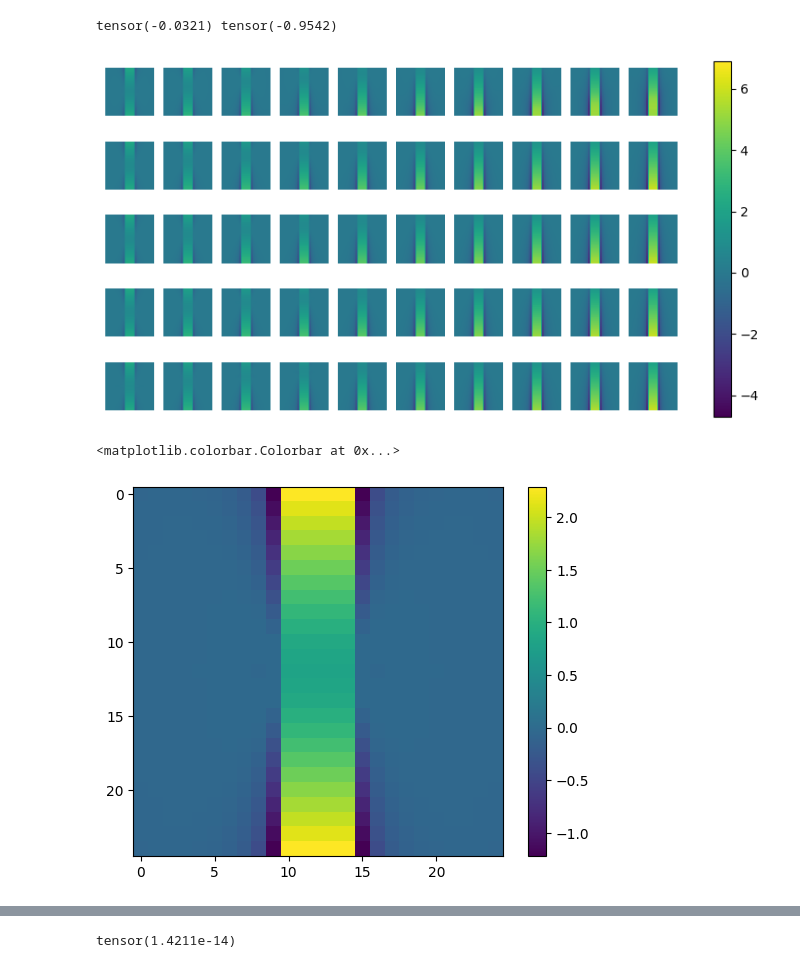
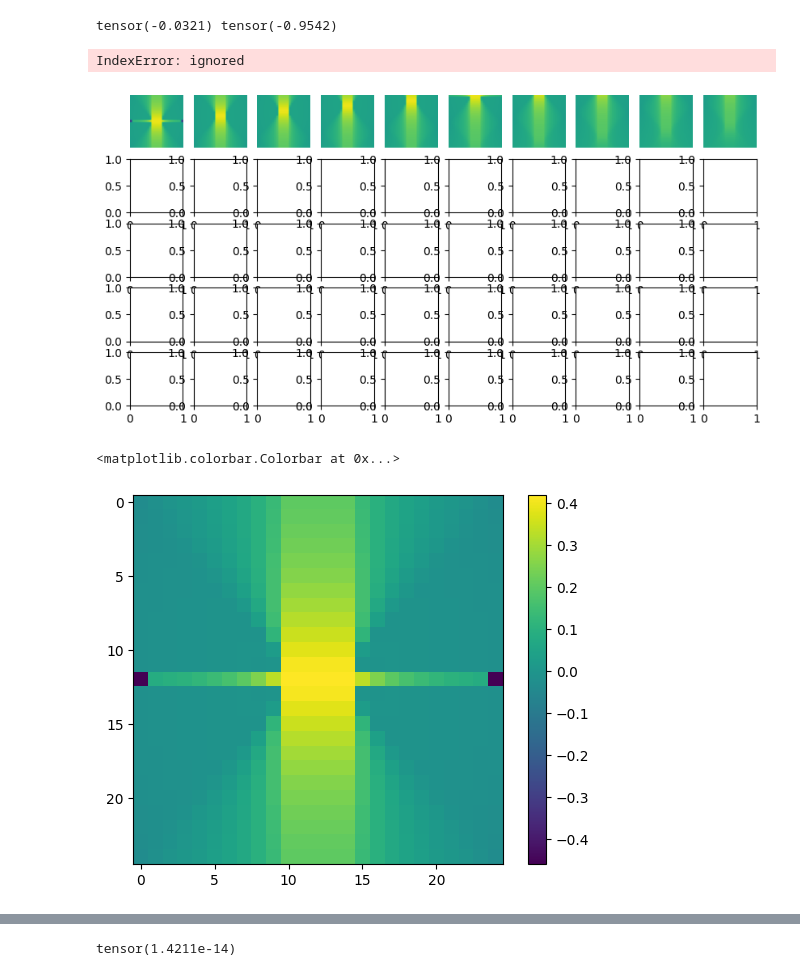
Before and after one commit to Junang-Wang/Top-invar-DL, a Jupyter notebook: Dirac_Current_clever_sampling.ipynb, the cells around one changed output, grey strips where cells are left out. Cells and saved outputs as stored; diff of their text form; code cells hidden in the pictures.

```diff
--- a/Dirac_Current_clever_sampling.ipynb
+++ b/Dirac_Current_clever_sampling.ipynb
@@ -193,40 +190,41 @@ tensor(-0.0321) tensor(-0.9542)
 # %%
 import matplotlib.pyplot as plt
 #t_unique = 21
-t_unique = 21
+t_unique = 3
 mu_random = 101
 Graphene_D = Graphene_D.reshape(t_unique,mu_random,25,25)
 t_show = 5
 mu_show = 10
 fig, ax = plt.subplots(t_show,mu_show)
 fig.set_figwidth(mu_show)
 fig.set_figheight(t_show)
 
 # vmax = 5
 # vmin = -5
 vmax = torch.max(Graphene_D).item()
 vmin = torch.min(Graphene_D).item()
 for i in range(t_show):
   for j in range(mu_show):
     im = ax[i,j].imshow(Graphene_D[5*i,10*j],vmax=vmax,vmin=vmin)
     #im = ax[j].imshow(Graphene_D[t_show*i,j],vmax=vmax,vmin=vmin)
 
     ax[i,j].axis('off')
     # if i == 0: #first row
     #   fig.text(i,j,f'{Graphene_labels[5*i*10*j,1].item():.1f}')
     # if j == 0: #first col:
     #   fig.text(i,j,f'{Graphene_labels[5*i*10*j,0].item():.1f}')
 
 plt.colorbar(im,ax=ax)
 plt.show()
 # %% [output]
+IndexError: ignored
-[figure, old version]
+[figure, new version]
 # %%
 plt.imshow(Graphene_D[0,0])
 plt.colorbar()
 # %% [output]
 <matplotlib.colorbar.Colorbar at 0x...>
-[figure, old version]
+[figure, new version]
 # %%
 plt.imshow(Graphene_D[0,10])
 plt.colorbar()
```
Also changed, not shown: parts of 4 cells of this notebook, 4 other files.
